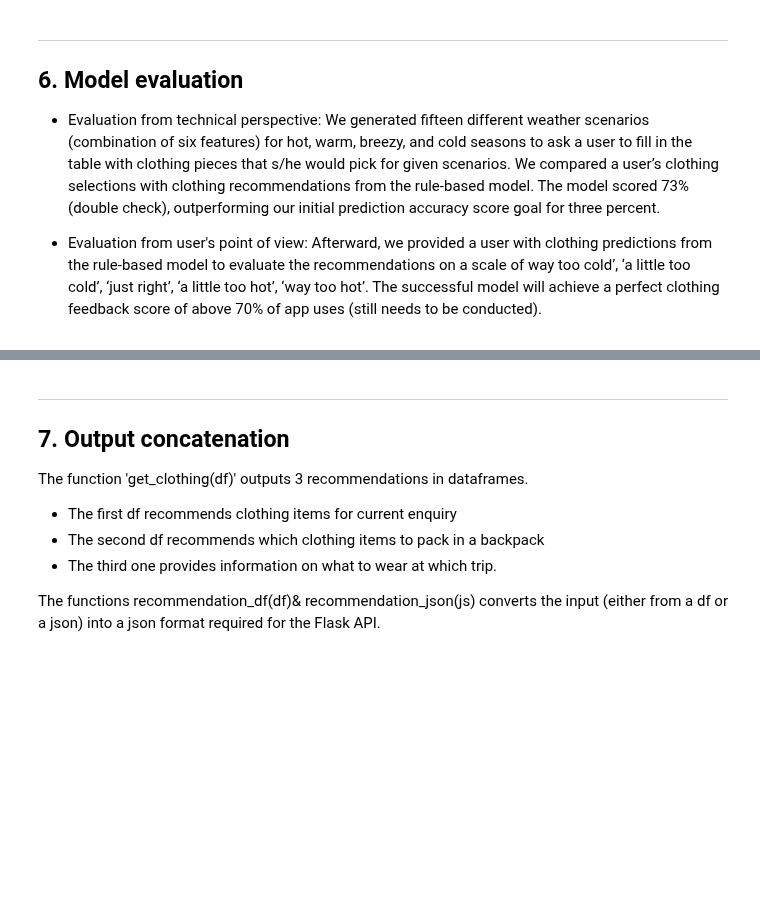
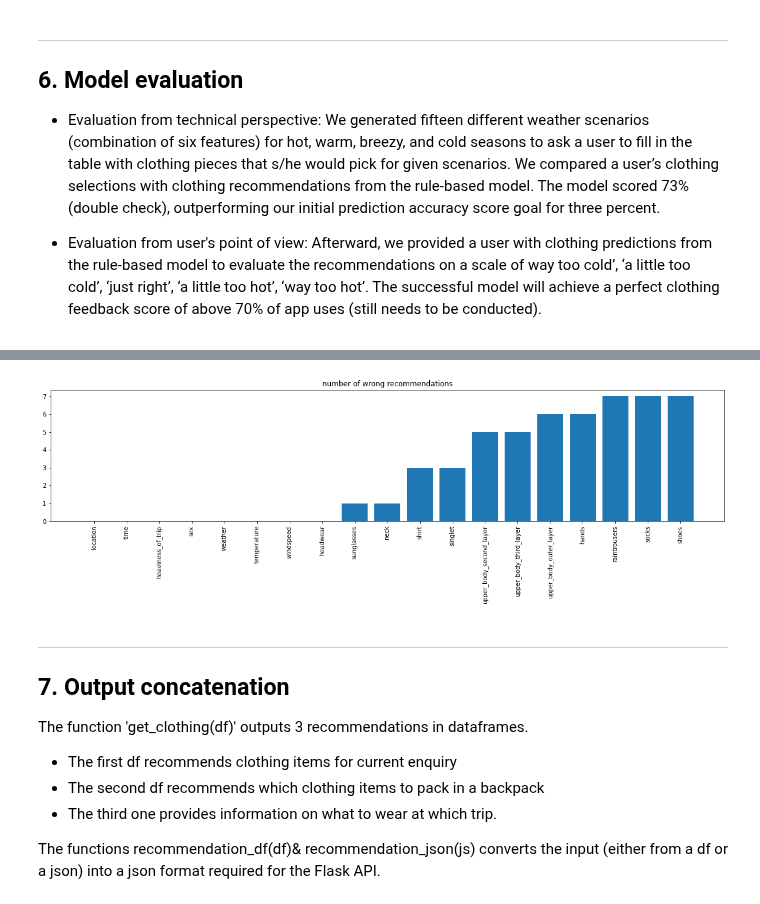
Before and after one commit to TechLabs-Berlin/wt21-commfy, a Jupyter notebook: DS_Files/Commfy_RBM.ipynb, the cells around one changed output, grey strips where cells are left out. Saved outputs shown, nothing was run; the diff lists cells and outputs as text; code cells hidden in the pictures; blank space fills up the shorter version.

```diff
--- a/DS_Files/Commfy_RBM.ipynb
+++ b/DS_Files/Commfy_RBM.ipynb
@@ -515,0 +569,12 @@ print(evaluation_user)
+# %%
+matze_input['heat_preference']=1
+best=get_clothing_output_rbm(matze_input).compare(matze,keep_shape=True)
+#print(best)
+best=best.loc(axis=1)[:,'self']
+best.columns=best.columns.droplevel(-1)
+best.drop('heat_preference',axis=1, inplace=True)
+best_wrong=best.notna().sum().sum() # counting the wrongs
+score=1-best_wrong/180
+print(score)
+print(best.notna().sum().sort_values())
+best.columns
@@ -516,3 +604,14 @@ print(evaluation_user)
+# %%
+
+fig, axs = plt.subplots(1, 1, figsize=(20, 4), sharey=True)
+plt.bar(best.columns,best.notna().sum().sort_values())
+plt.xticks(rotation=90)
+#axs.title('number of wrong recommendations')
+#best.notna().sum().sort_values().plot(drawstyle="bar", linewidth=2, title='number of wrong recommendations')
+plt.title('number of wrong recommendations')
+plt.show()
+# %% [output]
+[figure, added]
 # %% [markdown]
 <hr style="border:2px solid gray"> </hr>
 
```
Also changed, not shown: parts of 15 cells of this notebook, 1 other file.
